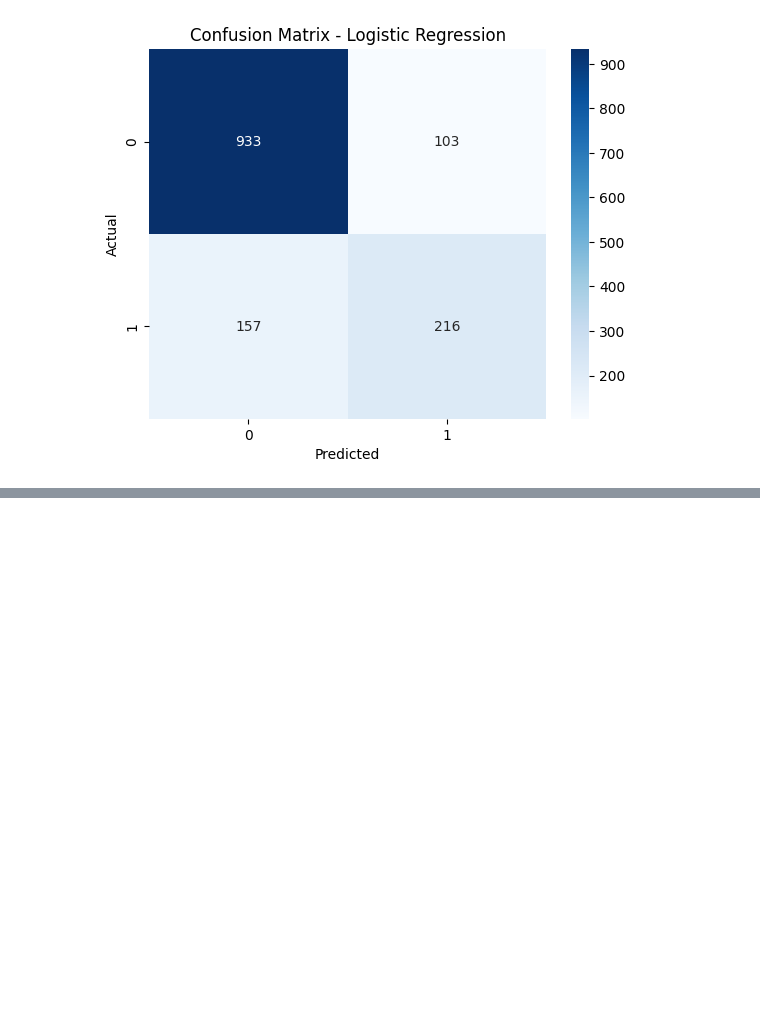
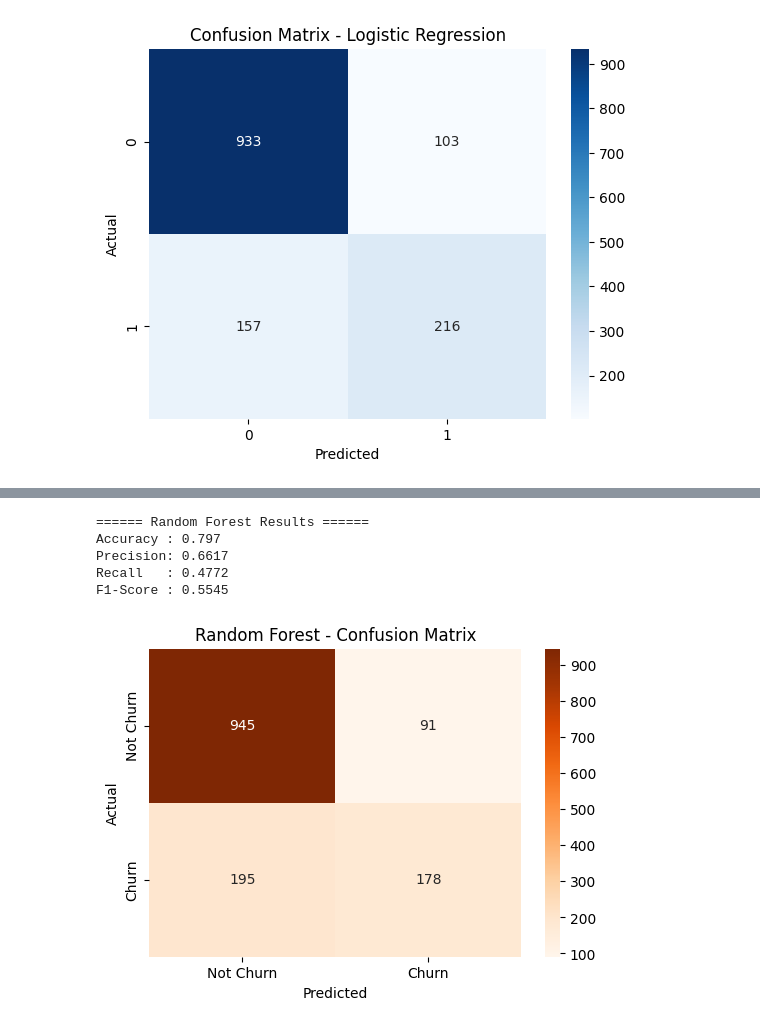
Before and after one commit to abarnamurugan-commits/customer-churn-prediction, a Jupyter notebook: notebooks/churn_analysis.ipynb, the cells around one changed output, grey strips where cells are left out. Drawn from its saved outputs; the diff is of its cells as text; code cells hidden in the pictures; blank space fills up the shorter version.

```diff
--- a/notebooks/churn_analysis.ipynb
+++ b/notebooks/churn_analysis.ipynb
@@ -114,0 +222,30 @@ weighted avg       0.81      0.82      0.81      1409
+# %%
+# Random Forest Model
+from sklearn.ensemble import RandomForestClassifier
+
+rf_model = RandomForestClassifier(n_estimators=100, random_state=42)
+rf_model.fit(X_train, y_train)
+rf_pred = rf_model.predict(X_test)
+
+print("====== Random Forest Results ======")
+print("Accuracy :", round(accuracy_score(y_test, rf_pred), 4))
+print("Precision:", round(precision_score(y_test, rf_pred), 4))
+print("Recall   :", round(recall_score(y_test, rf_pred), 4))
+print("F1-Score :", round(f1_score(y_test, rf_pred), 4))
+
+cm = confusion_matrix(y_test, rf_pred)
+plt.figure(figsize=(6,4))
+sns.heatmap(cm, annot=True, fmt='d', cmap='Oranges',
+            xticklabels=['Not Churn','Churn'],
+            yticklabels=['Not Churn','Churn'])
+plt.title('Random Forest - Confusion Matrix')
+plt.xlabel('Predicted')
+plt.ylabel('Actual')
+plt.show()
+# %% [output]
+====== Random Forest Results ======
+Accuracy : 0.797
+Precision: 0.6617
+Recall   : 0.4772
+F1-Score : 0.5545
+[figure, added]
```
Also changed, not shown: parts of 4 cells of this notebook, 1 other file.
